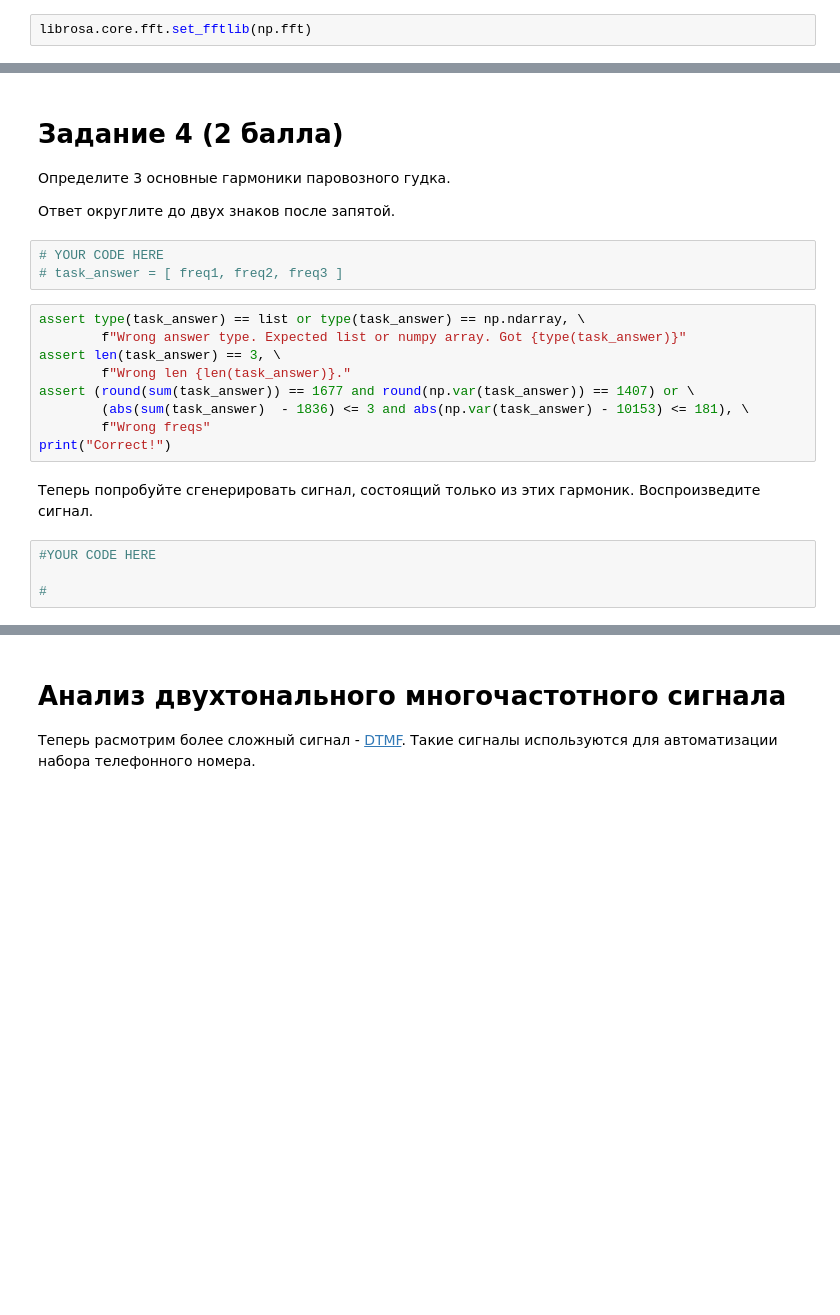
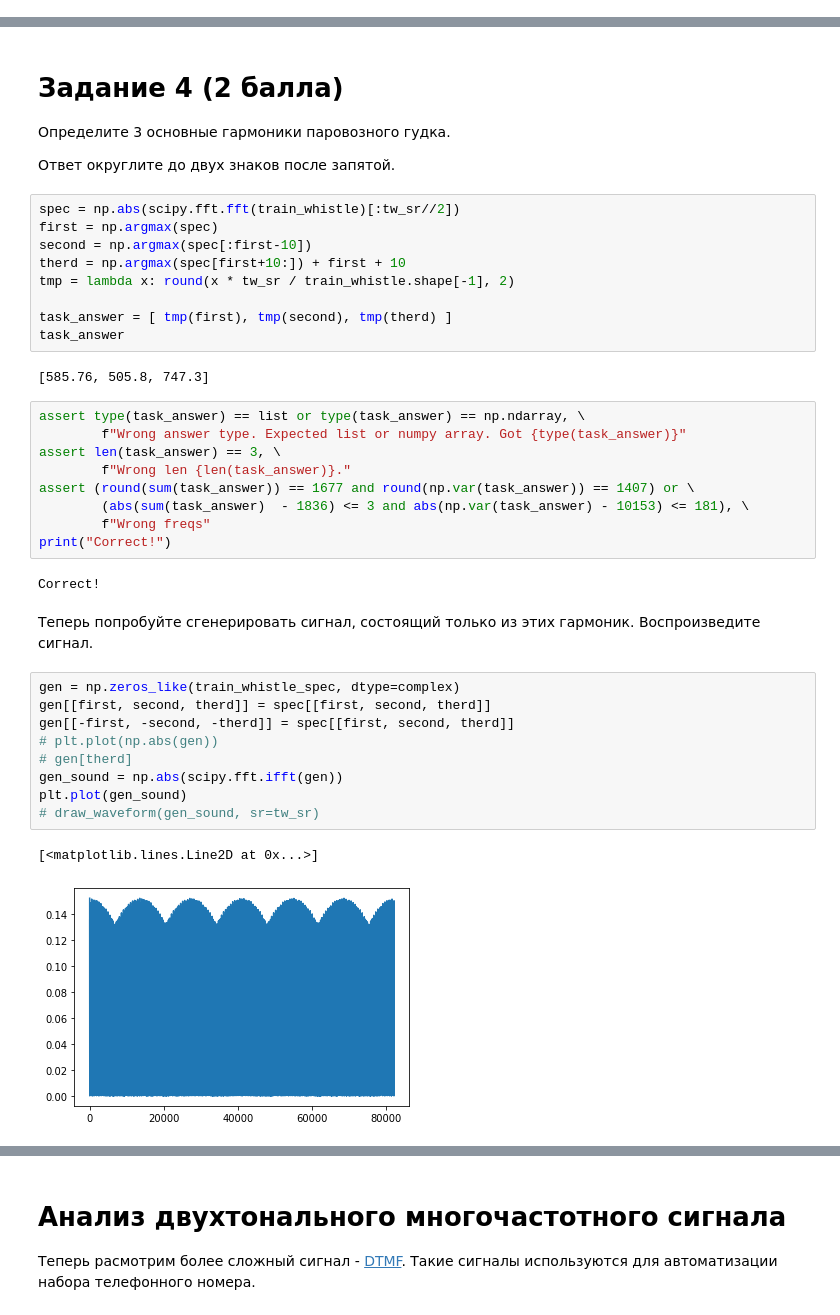
Before and after one commit to NikitaSUAI/DSPcourse, a Jupyter notebook: lab2.ipynb, the cells around one changed output, grey strips where cells are left out. Saved outputs shown, nothing was run; the diff lists cells and outputs as text; blank space fills up the shorter version.

```diff
--- a/lab2.ipynb
+++ b/lab2.ipynb
@@ -251,8 +256,6 @@ for name, sig in signals.items():
 Преобразование Фурье делает переход из временной области в частотную, позволяя анализировать составляющие сигнал гармоники. Однако это не всегда удобно. В реальных сигналах зачастую составляющие их гармоники изменяются со временем. Например, каждая буква в слове имеет свой набор основных гармоник, и простое преобразование Фурье не сильно поможет нам определить, что было сказано. Для того, чтобы анализировать такие сигналы, обычно используется [Оконное преобразование Фурье](https://ru.wikipedia.org/wiki/Оконное_преобразование_Фурье). Такое преобразование позволяет анализировать гармоники сигнала в коротких промежутках времени и сохранить временную ось при построении спектрограммы.
 # Задание 3 (2 балла)
 Реализовать оконное преобразование Фурье, пользуясь только библиотеками numpy и scipy. Сравнить с librosa.stft
-# %%
-librosa.core.fft.set_fftlib(np.fft)
 # %%
 def STFT(x, n_fft:int=2048, hop_length:int=512, window:str='hann'):
     #  Short-time Fourier transform
@@ -377,9 +346,17 @@ draw_spec(train_whistle_spec, draw_p=False, figsize=(15,5))
 Определите 3 основные гармоники паровозного гудка.
 
 Ответ округлите до двух знаков после запятой.
-# %%
-# YOUR CODE HERE
-# task_answer = [ freq1, freq2, freq3 ]
+# %%
+spec = np.abs(scipy.fft.fft(train_whistle)[:tw_sr//2])
+first = np.argmax(spec)
+second = np.argmax(spec[:first-10])
+therd = np.argmax(spec[first+10:]) + first + 10
+tmp = lambda x: round(x * tw_sr / train_whistle.shape[-1], 2)
+
+task_answer = [ tmp(first), tmp(second), tmp(therd) ]
+task_answer
+# %% [output]
+[585.76, 505.8, 747.3]
 # %%
 assert type(task_answer) == list or type(task_answer) == np.ndarray, \
         f"Wrong answer type. Expected list or numpy array. Got {type(task_answer)}"
@@ -389,9 +366,19 @@ assert (round(sum(task_answer)) == 1677 and round(np.var(task_answer)) == 1407)
         (abs(sum(task_answer)  - 1836) <= 3 and abs(np.var(task_answer) - 10153) <= 181), \
         f"Wrong freqs"
 print("Correct!")
+# %% [output]
+Correct!
 # %% [markdown]
 Теперь попробуйте сгенерировать сигнал, состоящий только из этих гармоник. Воспроизведите сигнал.
-# %%
-#YOUR CODE HERE
-
-#
+# %%
+gen = np.zeros_like(train_whistle_spec, dtype=complex)
+gen[[first, second, therd]] = spec[[first, second, therd]]
+gen[[-first, -second, -therd]] = spec[[first, second, therd]]
+# plt.plot(np.abs(gen))
+# gen[therd]
+gen_sound = np.abs(scipy.fft.ifft(gen))
+plt.plot(gen_sound)
+# draw_waveform(gen_sound, sr=tw_sr)
+# %% [output]
+[<matplotlib.lines.Line2D at 0x...>]
+[figure, added]
```
Also changed, not shown: parts of 16 cells of this notebook, 1 other file.
